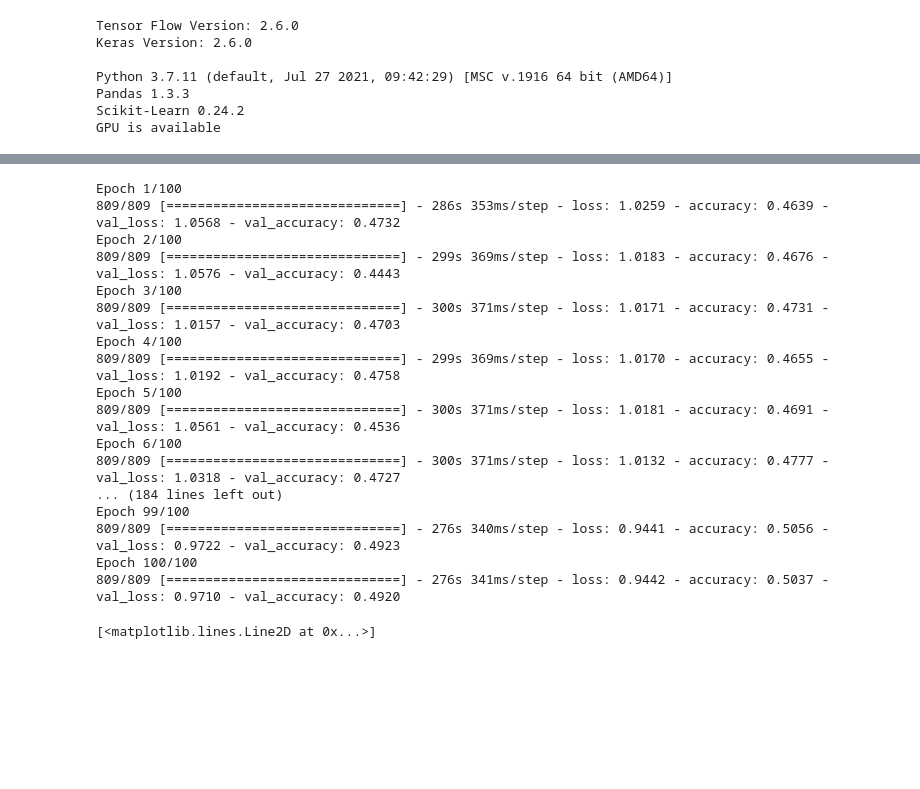
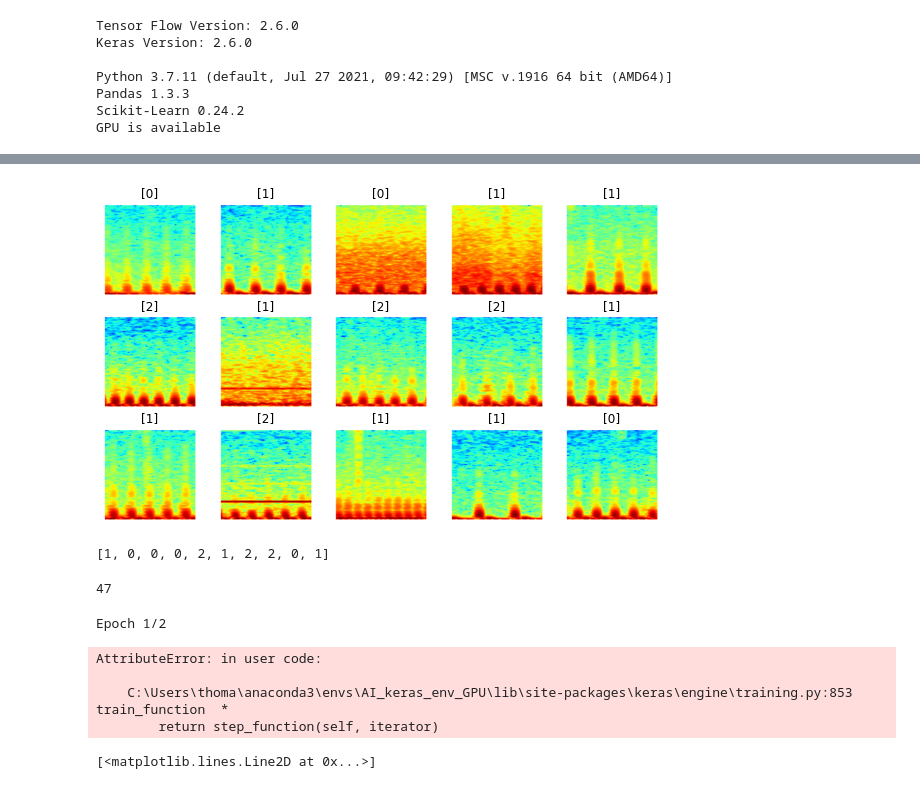
Before and after one commit to nikl1425/DeepLearning_Master, a Jupyter notebook: models/Script_RUC/Model_Playground.ipynb, the cells around one changed output, grey strips where cells are left out. Drawn from its saved outputs; the diff is of its cells as text; code cells hidden in the pictures; blank space fills up the shorter version.

```diff
--- a/models/Script_RUC/Model_Playground.ipynb
+++ b/models/Script_RUC/Model_Playground.ipynb
@@ -240,0 +152,4 @@ train_gen.classes[x:x+10]
+# %%
+idx = np.random.permutation(balanced_eeg_data.index)
+# %%
+balanced_eeg_data = balanced_eeg_data.reindex(idx, axis=0)
@@ -240,0 +165,2 @@ train_gen.classes[x:x+10]
+# %%
+balanced_ecg_data = balanced_ecg_data.reindex(idx, axis=0)
@@ -241,3 +352,39 @@ train_gen.classes[x:x+10]
+# %%
+def create_data_generator(data_gen_one, data_gen_two):
+
+    while(True):
+        _gen1, _gen1_l = next(data_gen_one)
+        _gen2, _gen2_l = next(data_gen_two)
+
+        yield [_gen1, _gen2], [_gen1_l]
+
+multi_train_generator = create_data_generator(
+    input_1_train_gen,
+    input_2_train_gen
+    )
+
+multi_validation_generator = create_data_generator(
+    input_1_validation_gen,
+    input_2_validation_gen
+    )
+# %%
+def show_batch(image, label):
+  plt.figure(figsize=(10,10))
+  for n in range(15):
+      ax = plt.subplot(5,5,n+1)
+      plt.imshow(image[n])
+      plt.title([label[n].argmax()])
+      plt.axis('off')
+
+image, label = next(multi_train_generator)
+show_batch(image[1], label[0])
+# %% [output]
+[figure, added]
+# %%
+x = 120
+input_1_validation_gen.classes[x:x+10]
+# %% [output]
+[1, 0, 0, 0, 2, 1, 2, 2, 0, 1]
 # %%
 class LRFinder(Callback):
 
@@ -331,33 +478,24 @@ lr_sched = step_decay_schedule(initial_lr=1e-4, decay_factor=0.75, step_size=2)
 # %%
 reduce_lr = ReduceLROnPlateau(monitor='val_loss', factor=0.2,
                               patience=7, min_lr=0.000001)
+# %%
+input_1_validation_gen.samples // 18
+# %% [output]
+47
 # %%
 history = model.fit(
     multi_train_generator,
-    epochs=1,
-    steps_per_epoch = multi_train_generator.samples//batch_size,
+    epochs=2,
+    steps_per_epoch = input_1_train_gen.samples//batch_size,
     validation_data=multi_validation_generator,
-    validation_steps = multi_validation_generator.samples//batch_size,
-    callbacks=[reduce_lr]
+    validation_steps = input_1_validation_gen.samples//batch_size,
 )
 # %% [output]
-Epoch 1/100
-809/809 [==============================] - 286s 353ms/step - loss: 1.0259 - accuracy: 0.4639 - val_loss: 1.0568 - val_accuracy: 0.4732
-Epoch 2/100
-809/809 [==============================] - 299s 369ms/step - loss: 1.0183 - accuracy: 0.4676 - val_loss: 1.0576 - val_accuracy: 0.4443
-Epoch 3/100
-809/809 [==============================] - 300s 371ms/step - loss: 1.0171 - accuracy: 0.4731 - val_loss: 1.0157 - val_accuracy: 0.4703
-Epoch 4/100
-809/809 [==============================] - 299s 369ms/step - loss: 1.0170 - accuracy: 0.4655 - val_loss: 1.0192 - val_accuracy: 0.4758
-Epoch 5/100
-809/809 [==============================] - 300s 371ms/step - loss: 1.0181 - accuracy: 0.4691 - val_loss: 1.0561 - val_accuracy: 0.4536
-Epoch 6/100
-809/809 [==============================] - 300s 371ms/step - loss: 1.0132 - accuracy: 0.4777 - val_loss: 1.0318 - val_accuracy: 0.4727
-... (184 lines left out)
-Epoch 99/100
-809/809 [==============================] - 276s 340ms/step - loss: 0.9441 - accuracy: 0.5056 - val_loss: 0.9722 - val_accuracy: 0.4923
-Epoch 100/100
-809/809 [==============================] - 276s 341ms/step - loss: 0.9442 - accuracy: 0.5037 - val_loss: 0.9710 - val_accuracy: 0.4920
+Epoch 1/2
+AttributeError: in user code:
+
+    C:\Users\thoma\anaconda3\envs\AI_keras_env_GPU\lib\site-packages\keras\engine\training.py:853 train_function  *
+        return step_function(self, iterator)
 # %%
 model.save("inceptionv3_100epoch_windows02.h5")
 # %%
```
Also changed, not shown: parts of 34 cells of this notebook.
